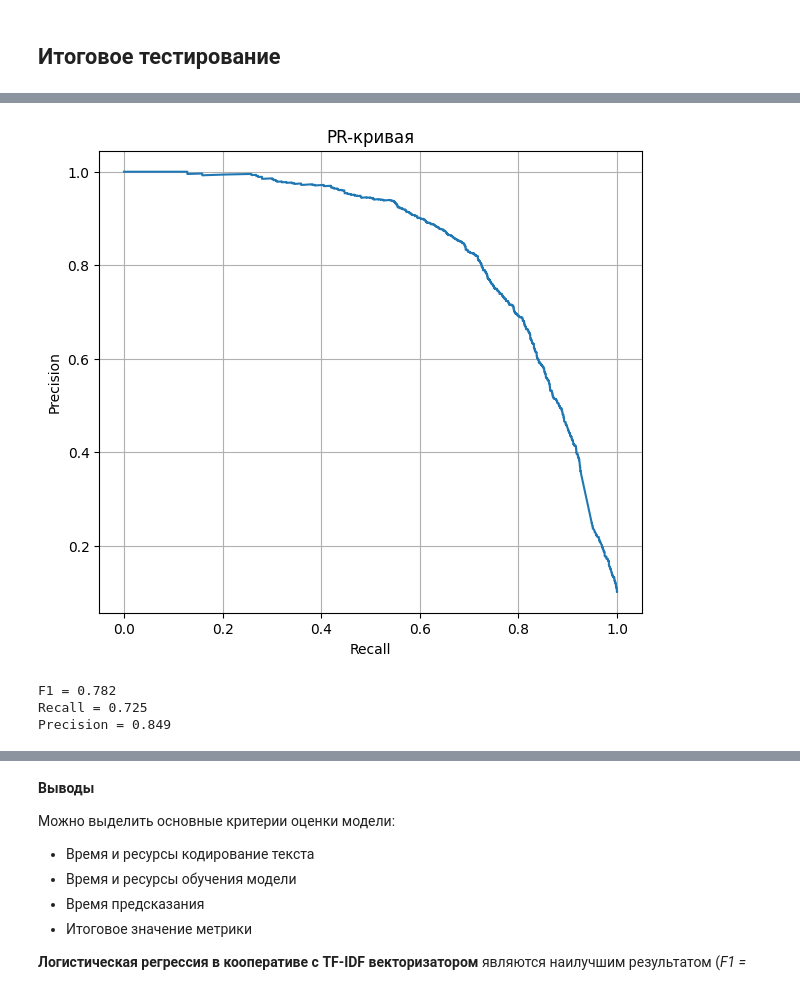
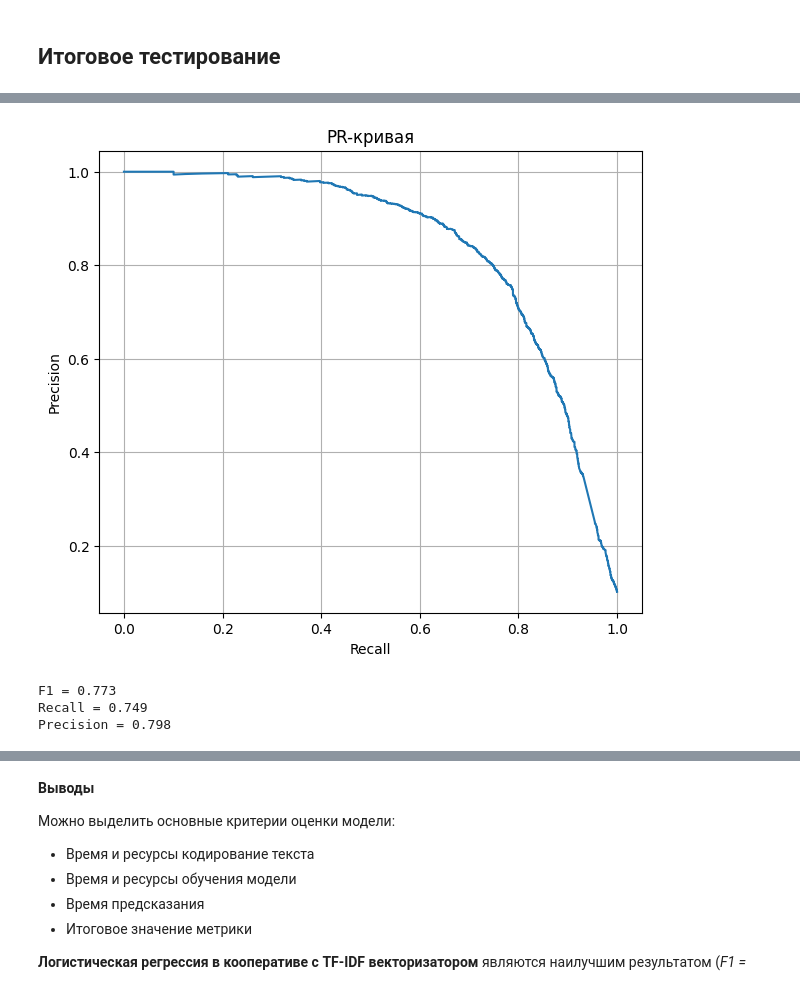
Before and after one commit to Gvozdyara/ml-tariff-classification, a Jupyter notebook: Задача 3 Токсичные комментарии/Toxic_comments_detection.ipynb, the cells around one changed output, grey strips where cells are left out. Saved outputs shown, nothing was run; the diff lists cells and outputs as text; code cells hidden in the pictures.

```diff
--- a/Задача 3 Токсичные комментарии/Toxic_comments_detection.ipynb
+++ b/Задача 3 Токсичные комментарии/Toxic_comments_detection.ipynb
@@ -467,24 +491,24 @@ ___
 # %%
-# финальный тест TF-IDF на Logistic Regression + смещение порога классификации
-proba_test = LogRer_tfidf.predict_proba(X_test_tfidf)
-prediction_test = proba_test[:, 1] > 0.4
-precision, recall, thresholds = precision_recall_curve(Y_valid_tfidf, proba_valid[:, 1])
+# финальный тест TF-IDF на CatBoost + смещение порога классификации
+proba_test = CatBoost_tfidf.predict_proba(X_test_tfidf)
+prediction_test = proba_test[:, 1] > 0.49
+precision, recall, thresholds = precision_recall_curve(Y_test_tfidf, proba_test[:, 1])
 
 # PR-кривая
 plt.figure(figsize=FIG_SIZE)
 plt.plot(recall, precision)
 plt.title('PR-кривая')
 plt.xlabel('Recall')
 plt.ylabel('Precision')
 plt.grid()
 plt.show()
 
 # метрики
 print('F1 = {:.3f}'.format(f1_score(Y_test_tfidf, prediction_test)))
 print('Recall = {:.3f}'.format(recall_score(Y_test_tfidf, prediction_test)))
 print('Precision = {:.3f}'.format(precision_score(Y_test_tfidf, prediction_test)))
 # %% [output]
-[figure, old version]
+[figure, new version]
-F1 = 0.782
-Recall = 0.725
-Precision = 0.849
+F1 = 0.773
+Recall = 0.749
+Precision = 0.798
```
Also changed, not shown: parts of 6 cells of this notebook, 1 other file.
